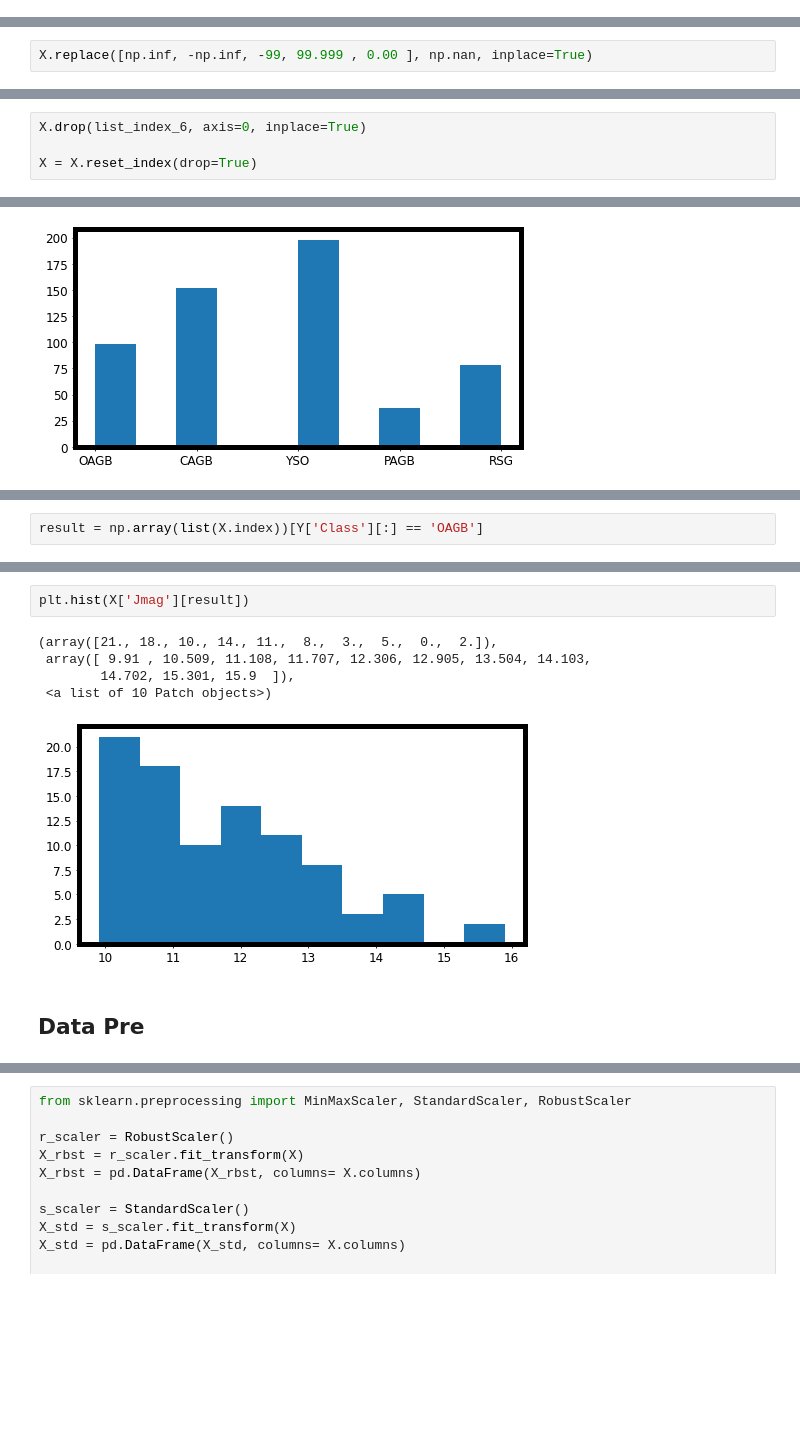
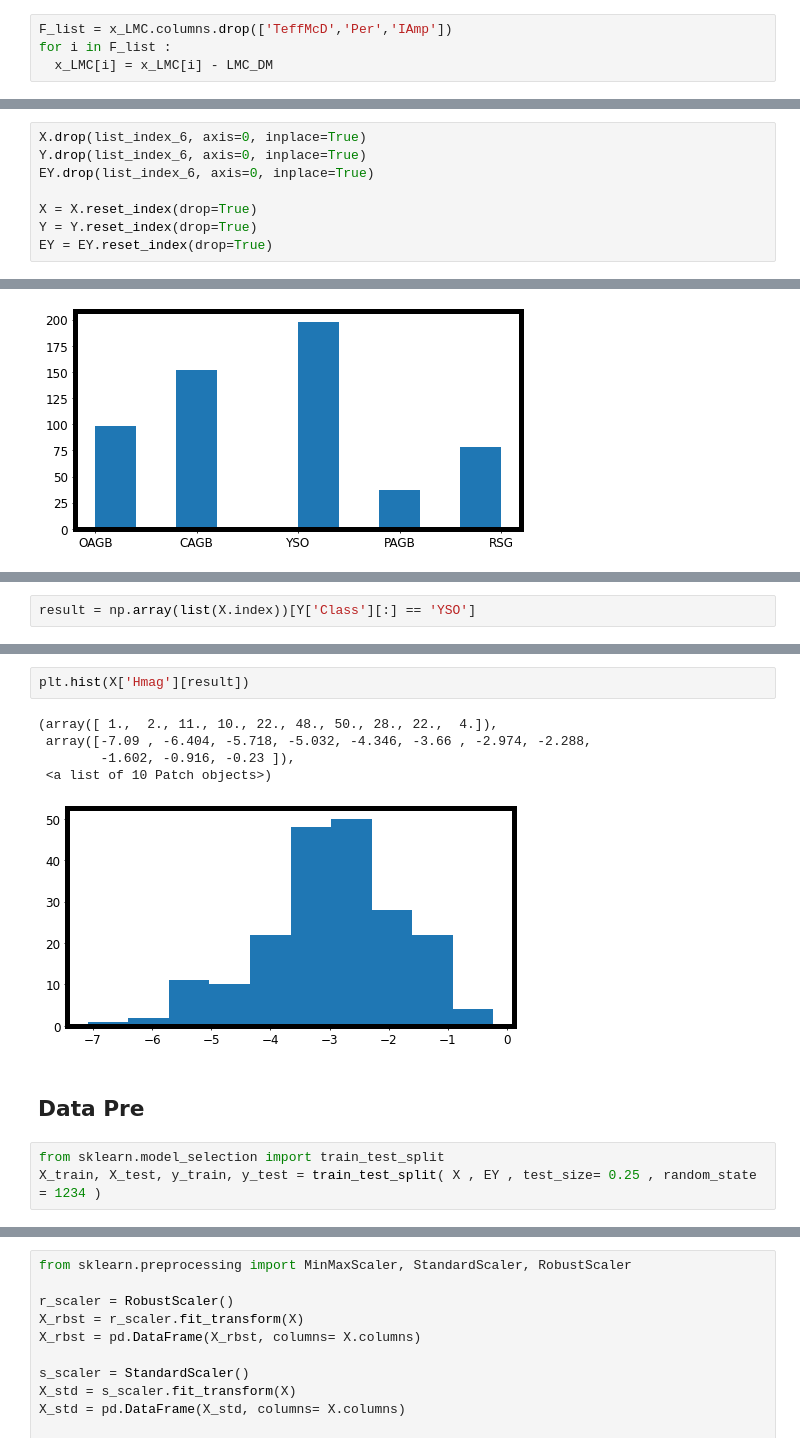
Before and after one commit to Mahdi-Abdollahii/Dusty-Stellar-Sources-Classification, a Jupyter notebook: Data_Pre.ipynb, the cells around one changed output, grey strips where cells are left out. Drawn from its saved outputs; the diff is of its cells as text; blank space fills up the shorter version.

```diff
--- a/Data_Pre.ipynb
+++ b/Data_Pre.ipynb
@@ -218,0 +291,4 @@ print(x_LMC.shape)
+# %%
+F_list = x_LMC.columns.drop(['TeffMcD','Per','IAmp'])
+for i in F_list :
+  x_LMC[i] = x_LMC[i] - LMC_DM
@@ -261,8 +355,6 @@ LE.inverse_transform(np.arange(0,5))
 # %% [output]
 Ordinal Encoding:
 array(['CAGB', 'OAGB', 'PAGB', 'RSG', 'YSO'], dtype=object)
-# %%
-X.replace([np.inf, -np.inf, -99, 99.999 , 0.00 ], np.nan, inplace=True)
 # %%
 nan_data_point = np.count_nonzero(np.isnan(X))
 all_data_point = X.shape[0]*X.shape[1]
@@ -368,5 +460,9 @@ plt.hist([list_Class_6,Y['Class']])
 [figure]
 # %%
 X.drop(list_index_6, axis=0, inplace=True)
+Y.drop(list_index_6, axis=0, inplace=True)
+EY.drop(list_index_6, axis=0, inplace=True)
 
 X = X.reset_index(drop=True)
+Y = Y.reset_index(drop=True)
+EY = EY.reset_index(drop=True)
@@ -418,5 +512,5 @@ Name: 76, dtype: object
 # %%
-result = np.array(list(X.index))[Y['Class'][:] == 'OAGB']
+result = np.array(list(X.index))[Y['Class'][:] == 'YSO']
 # %%
 result
 # %% [output]
@@ -431,13 +533,16 @@ array([  0,   1,   2,   3,   4,   5,   6,   7,   8,   9,  10,  11,  12,
 # %%
-plt.hist(X['Jmag'][result])
+plt.hist(X['Hmag'][result])
 # %% [output]
-(array([21., 18., 10., 14., 11.,  8.,  3.,  5.,  0.,  2.]),
- array([ 9.91 , 10.509, 11.108, 11.707, 12.306, 12.905, 13.504, 14.103,
-        14.702, 15.301, 15.9  ]),
+(array([ 1.,  2., 11., 10., 22., 48., 50., 28., 22.,  4.]),
+ array([-7.09 , -6.404, -5.718, -5.032, -4.346, -3.66 , -2.974, -2.288,
+        -1.602, -0.916, -0.23 ]),
  <a list of 10 Patch objects>)
-[figure, old version]
+[figure, new version]
 # %% [markdown]
 ## Data Pre
+# %%
+from sklearn.model_selection import train_test_split
+X_train, X_test, y_train, y_test = train_test_split( X , EY , test_size= 0.25 , random_state = 1234 )
 # %%
 from sklearn.experimental import enable_iterative_imputer
 from sklearn.impute import IterativeImputer
```
Also changed, not shown: parts of 21 cells of this notebook.
